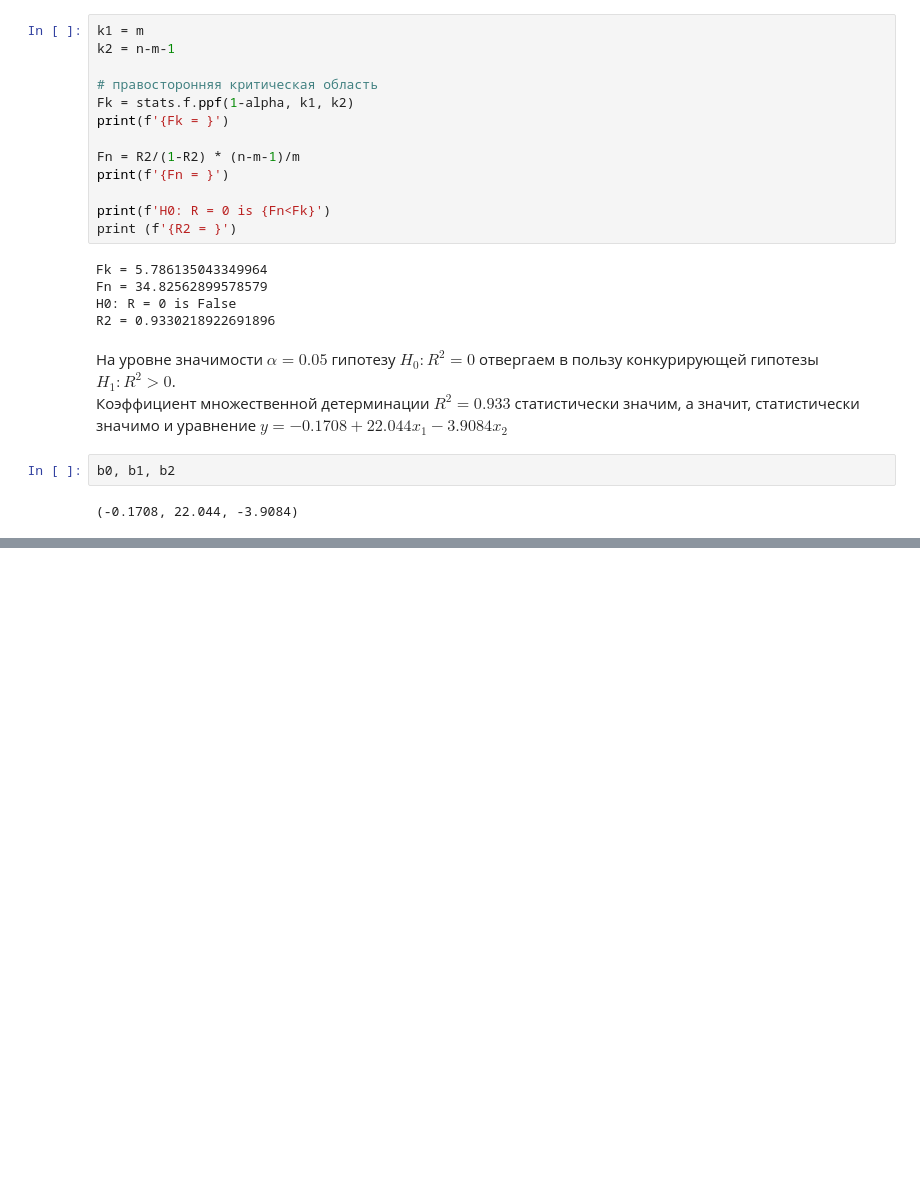
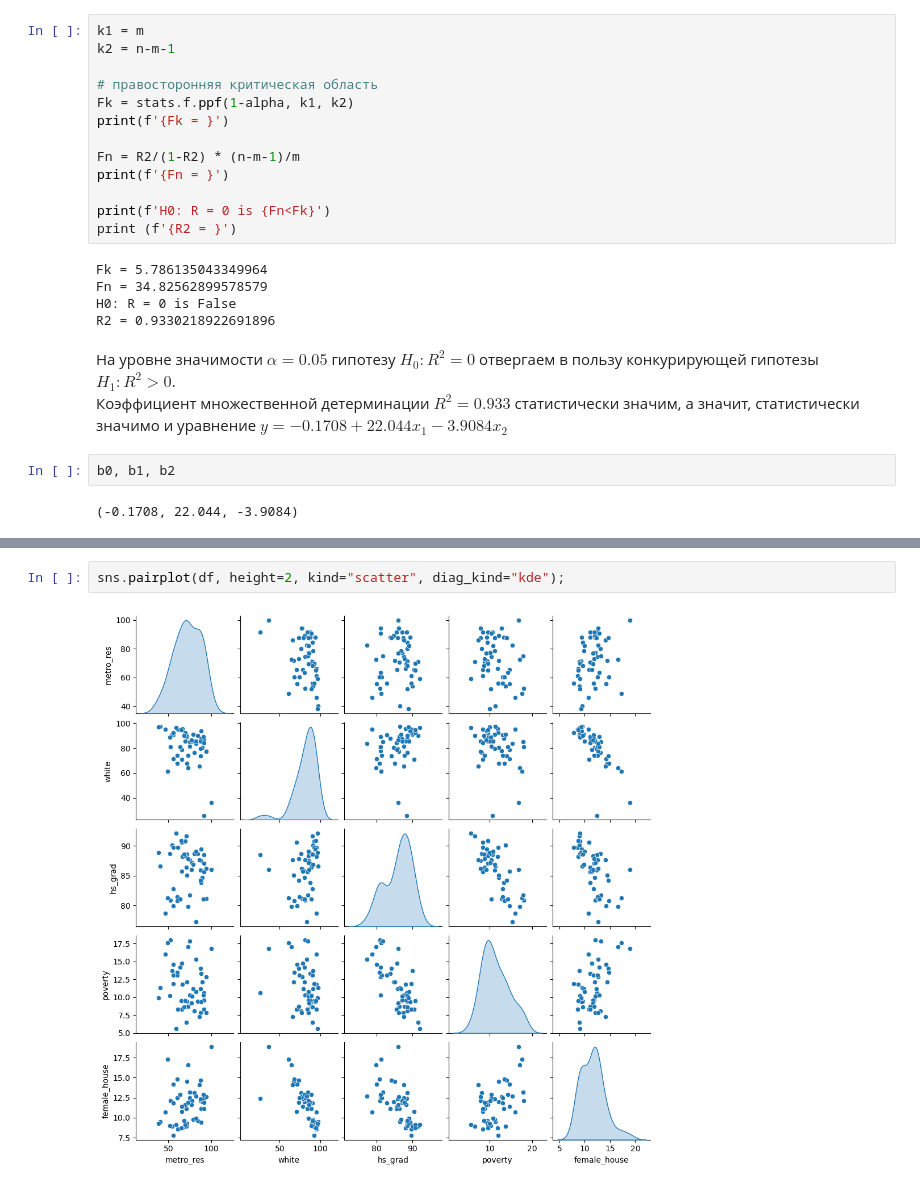
Before and after one commit to TanXmas/ProbabilityTheory_and_Statistics, a Jupyter notebook: St_13_MultipleRegressionModel.ipynb, the cells around one changed output, grey strips where cells are left out. Cells and saved outputs as stored; diff of their text form; blank space fills up the shorter version.

```diff
--- a/St_13_MultipleRegressionModel.ipynb
+++ b/St_13_MultipleRegressionModel.ipynb
@@ -370,0 +434,4 @@ b0, b1, b2
+# %%
+sns.pairplot(df, height=2, kind="scatter", diag_kind="kde");
+# %% [output]
+[figure, added]
```
Also changed, not shown: parts of 18 cells of this notebook, 2 other files.
